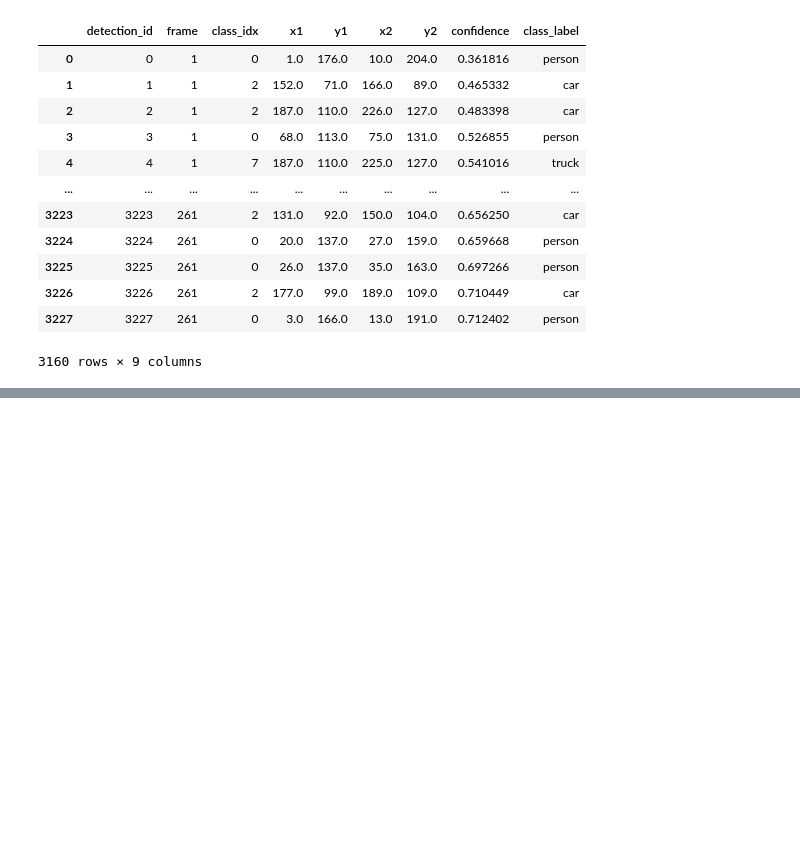
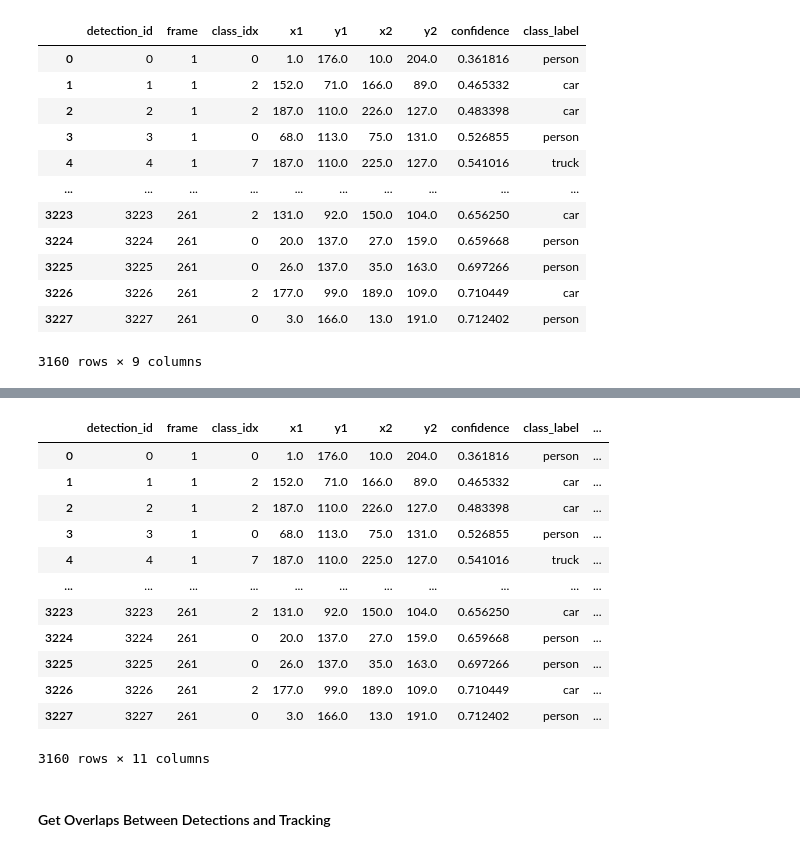
Before and after one commit to MEng-Team-Project/MEng-Team-Project-ML, a Jupyter notebook: notebooks/2. SQLite3 Attempt.ipynb, the cells around one changed output, grey strips where cells are left out. Saved outputs shown, nothing was run; the diff lists cells and outputs as text; code cells hidden in the pictures; blank space fills up the shorter version.

Commit message:
Added broken code to notebook 2 which attempts to map the object detections by YOLO and the Kalman Filters list of tracked objects across time. Doesn't work but is close to being right

```diff
--- a/notebooks/2. SQLite3 Attempt.ipynb
+++ b/notebooks/2. SQLite3 Attempt.ipynb
@@ -165,0 +193,22 @@ detections_df
+# %%
+import numpy as np
+detections_df["x"] = np.floor((detections_df["x2"] + detections_df["x1"]) / 2)
+detections_df["y"] = np.floor((detections_df["y2"] + detections_df["y1"]) / 2)
+# %%
+detections_df
+# %% [output]
+|  | detection_id | frame | class_idx | x1 | y1 | x2 | y2 | confidence | class_label | ... |
+| 0 | 0 | 1 | 0 | 1.0 | 176.0 | 10.0 | 204.0 | 0.361816 | person | ... |
+| 1 | 1 | 1 | 2 | 152.0 | 71.0 | 166.0 | 89.0 | 0.465332 | car | ... |
+| 2 | 2 | 1 | 2 | 187.0 | 110.0 | 226.0 | 127.0 | 0.483398 | car | ... |
+| 3 | 3 | 1 | 0 | 68.0 | 113.0 | 75.0 | 131.0 | 0.526855 | person | ... |
+| 4 | 4 | 1 | 7 | 187.0 | 110.0 | 225.0 | 127.0 | 0.541016 | truck | ... |
+| ... | ... | ... | ... | ... | ... | ... | ... | ... | ... | ... |
+| 3223 | 3223 | 261 | 2 | 131.0 | 92.0 | 150.0 | 104.0 | 0.656250 | car | ... |
+| 3224 | 3224 | 261 | 0 | 20.0 | 137.0 | 27.0 | 159.0 | 0.659668 | person | ... |
+| 3225 | 3225 | 261 | 0 | 26.0 | 137.0 | 35.0 | 163.0 | 0.697266 | person | ... |
+| 3226 | 3226 | 261 | 2 | 177.0 | 99.0 | 189.0 | 109.0 | 0.710449 | car | ... |
+| 3227 | 3227 | 261 | 0 | 3.0 | 166.0 | 13.0 | 191.0 | 0.712402 | person | ... |
+3160 rows × 11 columns
+# %% [markdown]
+#### Get Overlaps Between Detections and Tracking
```
Also changed, not shown: parts of 6 cells of this notebook.
